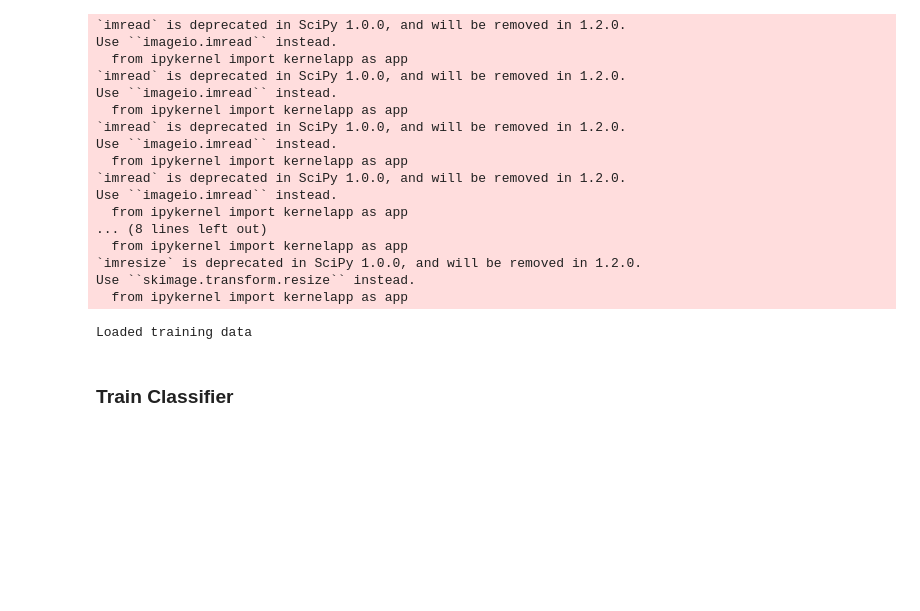
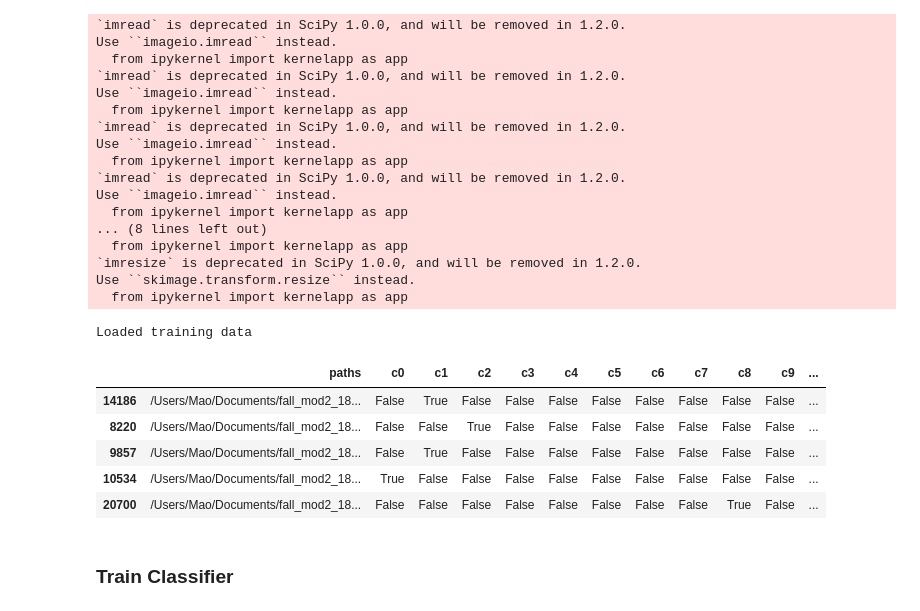
Before and after one commit to yuyun2/dl_distracted_driver, a Jupyter notebook: Baseline_Model_RF.ipynb, the cells around one changed output. Drawn from its saved outputs; the diff is of its cells as text; code cells hidden in the pictures; blank space fills up the shorter version.

```diff
--- a/Baseline_Model_RF.ipynb
+++ b/Baseline_Model_RF.ipynb
@@ -22,7 +27,8 @@ test  train
 labels = 'c0,c1,c2,c3,c4,c5,c6,c7,c8,c9'.split(',')
 def get_train():
     "Get the training data into a DataFrame"
-    root = os.path.join(os.getcwd(), 'data', 'imgs')
+    path = '/Users/Mao/Documents/fall_mod2_18/dl/project/'
+    root = os.path.join(path, 'data', 'imgs')
     labels = [i for i in os.listdir(os.path.join(root,'train')) if not i.startswith(".")]
     labels.sort()
     print('Found labels: ', *labels)
@@ -104,6 +110,15 @@ Use ``imageio.imread`` instead.
 Use ``skimage.transform.resize`` instead.
   from ipykernel import kernelapp as app
 Loaded training data
+# %%
+train.head()
+# %% [output]
+|  | paths | c0 | c1 | c2 | c3 | c4 | c5 | c6 | c7 | c8 | c9 | ... |
+| 14186 | /Users/Mao/Documents/fall_mod2_18... | False | True | False | False | False | False | False | False | False | False | ... |
+| 8220 | /Users/Mao/Documents/fall_mod2_18... | False | False | True | False | False | False | False | False | False | False | ... |
+| 9857 | /Users/Mao/Documents/fall_mod2_18... | False | True | False | False | False | False | False | False | False | False | ... |
+| 10534 | /Users/Mao/Documents/fall_mod2_18... | True | False | False | False | False | False | False | False | False | False | ... |
+| 20700 | /Users/Mao/Documents/fall_mod2_18... | False | False | False | False | False | False | False | False | True | False | ... |
 # %% [markdown]
 ### Train Classifier
 # %%
```
Also changed, not shown: parts of 7 cells of this notebook, 2 other files.
